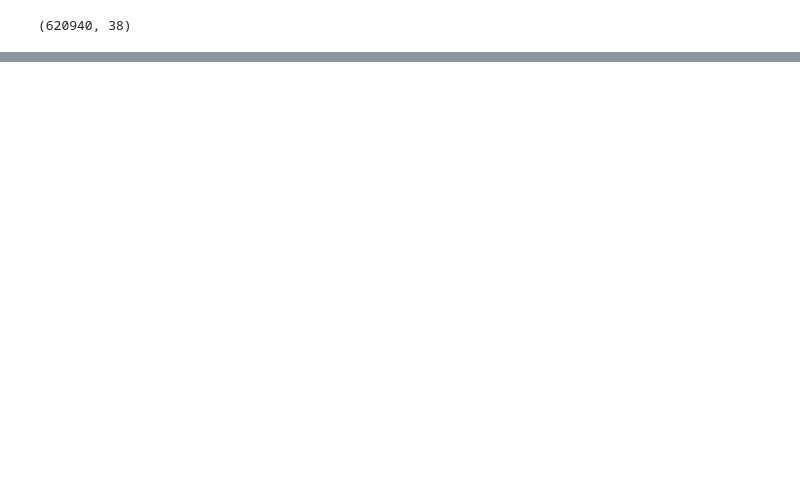
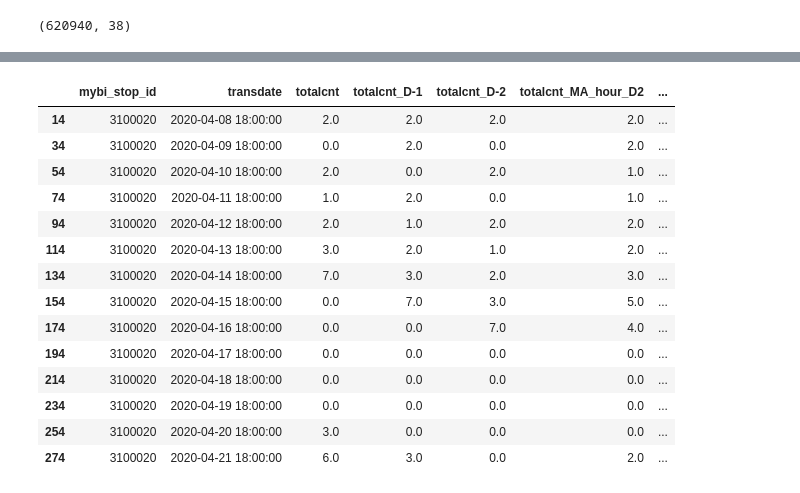
Before and after one commit to Goodmytoy/Passenger_Demand, a Jupyter notebook: model_mr/Fill blank data.ipynb, the cells around one changed output, grey strips where cells are left out. Drawn from its saved outputs; the diff is of its cells as text; code cells hidden in the pictures; blank space fills up the shorter version.

Commit message:
2021-04-02 make a function 'moving average'

```diff
--- a/model_mr/Fill blank data.ipynb
+++ b/model_mr/Fill blank data.ipynb
@@ -377,0 +464,3 @@ def moving_average_cnt(data, group_data, i):
+# %%
+%%time
+bbbb = groupby_process(df= aaaa, func= moving_average_all, group_keys= 'mybi_stop_id', num_cores= 10, cols= target_cols, i= 3)
@@ -377,0 +470,3 @@ def moving_average_cnt(data, group_data, i):
+# %%
+%%time
+cccc = groupby_process(df= bbbb, func= moving_average_all, group_keys= 'mybi_stop_id', num_cores= 10, cols= target_cols, i= 4)
@@ -377,0 +476,3 @@ def moving_average_cnt(data, group_data, i):
+# %%
+%%time
+dddd = groupby_process(df= cccc, func= moving_average_all, group_keys= 'mybi_stop_id', num_cores= 10, cols= target_cols, i= 5)
@@ -377,0 +482,3 @@ def moving_average_cnt(data, group_data, i):
+# %%
+%%time
+eeee = groupby_process(df= dddd, func= moving_average_all, group_keys= 'mybi_stop_id', num_cores= 10, cols= target_cols, i= 6)
@@ -377,0 +521,22 @@ def moving_average_cnt(data, group_data, i):
+# %%
+#18시의 같은정류장 2주치의 데이터
+eeee[(eeee['mybi_stop_id']==3100020) & (eeee['transdate'].dt.hour==18)] \
+    [['mybi_stop_id', 'transdate', 'totalcnt', 'totalcnt_D-1', 'totalcnt_D-2',
+      'totalcnt_MA_hour_D2', 'totalcnt_MA_hour_W2',
+      'totalcnt_MA_all_A2', 'totalcnt_MA_all_D2', 'totalcnt_MA_all_W2']].head(14)
+# %% [output]
+|  | mybi_stop_id | transdate | totalcnt | totalcnt_D-1 | totalcnt_D-2 | totalcnt_MA_hour_D2 | ... |
+| 14 | 3100020 | 2020-04-08 18:00:00 | 2.0 | 2.0 | 2.0 | 2.0 | ... |
+| 34 | 3100020 | 2020-04-09 18:00:00 | 0.0 | 2.0 | 0.0 | 2.0 | ... |
+| 54 | 3100020 | 2020-04-10 18:00:00 | 2.0 | 0.0 | 2.0 | 1.0 | ... |
+| 74 | 3100020 | 2020-04-11 18:00:00 | 1.0 | 2.0 | 0.0 | 1.0 | ... |
+| 94 | 3100020 | 2020-04-12 18:00:00 | 2.0 | 1.0 | 2.0 | 2.0 | ... |
+| 114 | 3100020 | 2020-04-13 18:00:00 | 3.0 | 2.0 | 1.0 | 2.0 | ... |
+| 134 | 3100020 | 2020-04-14 18:00:00 | 7.0 | 3.0 | 2.0 | 3.0 | ... |
+| 154 | 3100020 | 2020-04-15 18:00:00 | 0.0 | 7.0 | 3.0 | 5.0 | ... |
+| 174 | 3100020 | 2020-04-16 18:00:00 | 0.0 | 0.0 | 7.0 | 4.0 | ... |
+| 194 | 3100020 | 2020-04-17 18:00:00 | 0.0 | 0.0 | 0.0 | 0.0 | ... |
+| 214 | 3100020 | 2020-04-18 18:00:00 | 0.0 | 0.0 | 0.0 | 0.0 | ... |
+| 234 | 3100020 | 2020-04-19 18:00:00 | 0.0 | 0.0 | 0.0 | 0.0 | ... |
+| 254 | 3100020 | 2020-04-20 18:00:00 | 3.0 | 0.0 | 0.0 | 0.0 | ... |
+| 274 | 3100020 | 2020-04-21 18:00:00 | 6.0 | 3.0 | 0.0 | 2.0 | ... |
```
Also changed, not shown: parts of 38 cells of this notebook, 2 other files.
